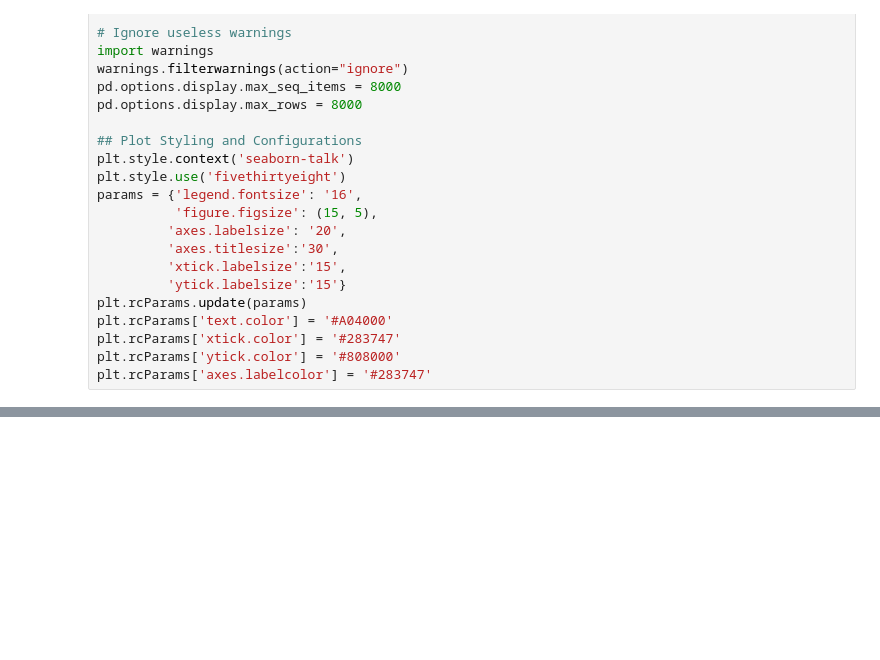
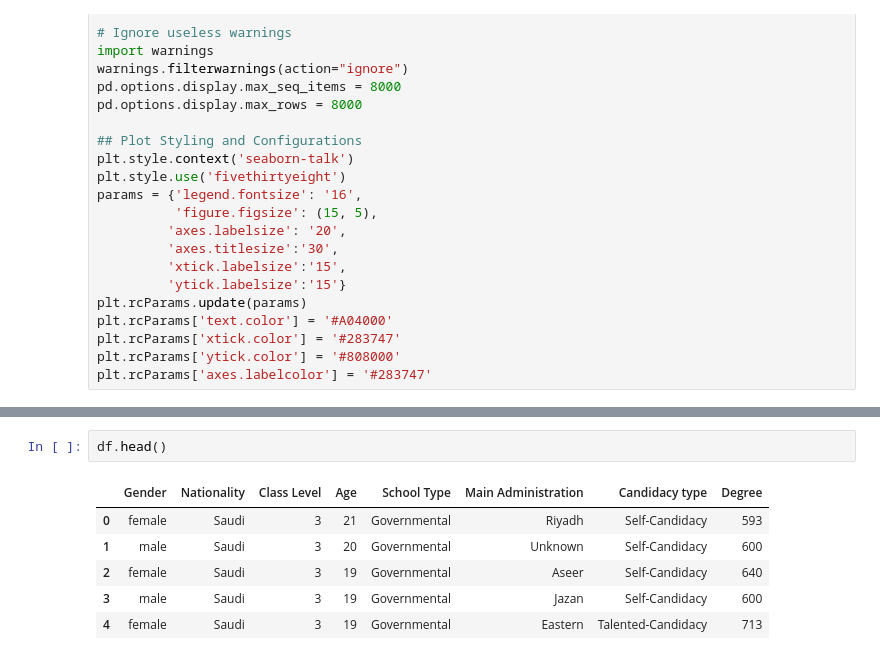
Before and after one commit to Wahaj-Raza/Cognitive-Environmental-Analysis, a Jupyter notebook: Cognitive Environmental Analysis Student Grade Prediction.ipynb, the cells around one changed output, grey strips where cells are left out. Cells and saved outputs as stored; diff of their text form; blank space fills up the shorter version.

```diff
--- a/Cognitive Environmental Analysis Student Grade Prediction.ipynb
+++ b/Cognitive Environmental Analysis Student Grade Prediction.ipynb
@@ -88,0 +155,9 @@ category_cols
+# %%
+df.head()
+# %% [output]
+|  | Gender | Nationality | Class Level | Age | School Type | Main Administration | Candidacy type | Degree |
+| 0 | female | Saudi | 3 | 21 | Governmental | Riyadh | Self-Candidacy | 593 |
+| 1 | male | Saudi | 3 | 20 | Governmental | Unknown | Self-Candidacy | 600 |
+| 2 | female | Saudi | 3 | 19 | Governmental | Aseer | Self-Candidacy | 640 |
+| 3 | male | Saudi | 3 | 19 | Governmental | Jazan | Self-Candidacy | 600 |
+| 4 | female | Saudi | 3 | 19 | Governmental | Eastern | Talented-Candidacy | 713 |
```
Also changed, not shown: parts of 7 cells of this notebook.
